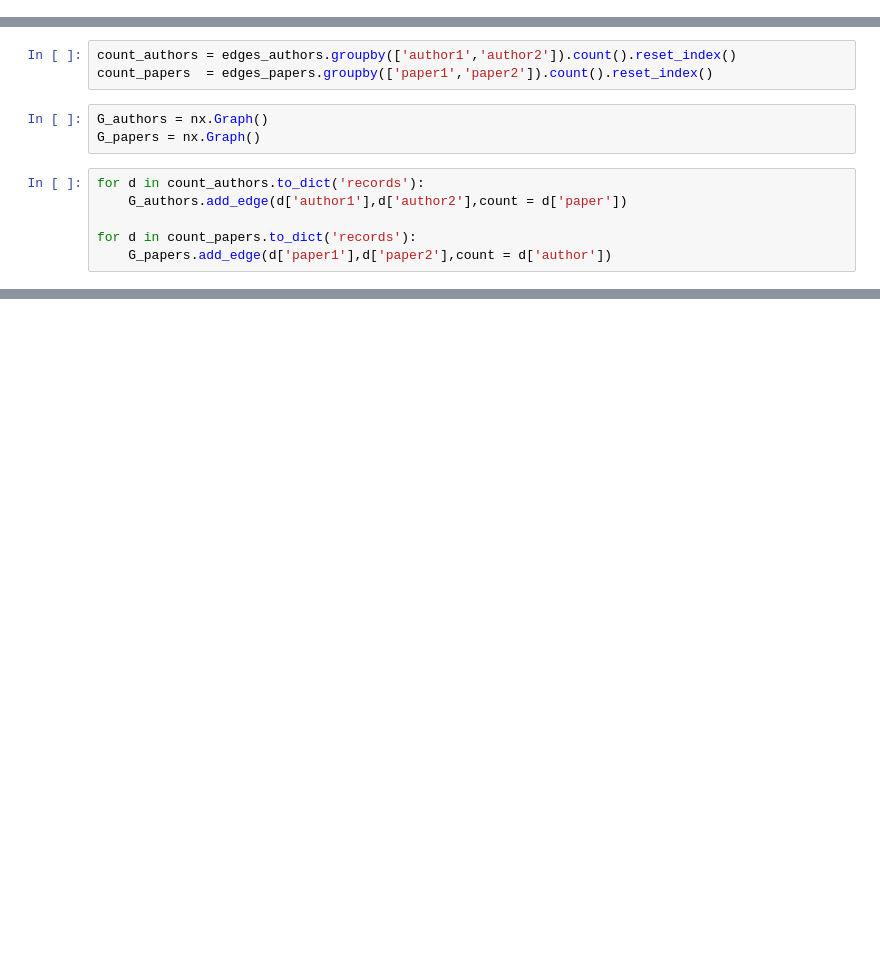
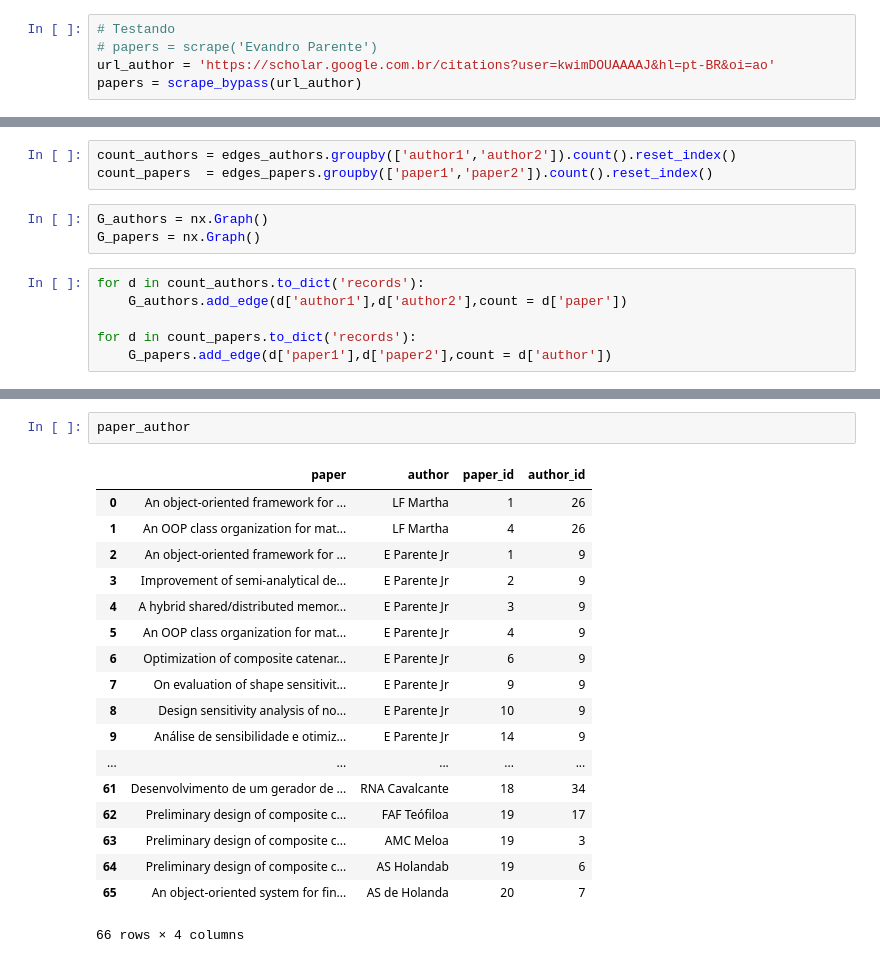
Before and after one commit to davibarreira/FDS-Homeworks, a Jupyter notebook: SandBox_Flask_SQL.ipynb, the cells around one changed output, grey strips where cells are left out. Saved outputs shown, nothing was run; the diff lists cells and outputs as text; blank space fills up the shorter version.

```diff
--- a/SandBox_Flask_SQL.ipynb
+++ b/SandBox_Flask_SQL.ipynb
@@ -18,0 +20,5 @@ papers = scrape('Evandro Parente')
+# %%
+# Testando
+# papers = scrape('Evandro Parente')
+url_author = 'https://scholar.google.com.br/citations?user=kwimDOUAAAAJ&hl=pt-BR&oi=ao'
+papers = scrape_bypass(url_author)
@@ -177,0 +223,21 @@ edges_papers
+# %%
+paper_author
+# %% [output]
+|  | paper | author | paper_id | author_id |
+| 0 | An object-oriented framework for ... | LF Martha | 1 | 26 |
+| 1 | An OOP class organization for mat... | LF Martha | 4 | 26 |
+| 2 | An object-oriented framework for ... | E Parente Jr | 1 | 9 |
+| 3 | Improvement of semi‐analytical de... | E Parente Jr | 2 | 9 |
+| 4 | A hybrid shared/distributed memor... | E Parente Jr | 3 | 9 |
+| 5 | An OOP class organization for mat... | E Parente Jr | 4 | 9 |
+| 6 | Optimization of composite catenar... | E Parente Jr | 6 | 9 |
+| 7 | On evaluation of shape sensitivit... | E Parente Jr | 9 | 9 |
+| 8 | Design sensitivity analysis of no... | E Parente Jr | 10 | 9 |
+| 9 | Análise de sensibilidade e otimiz... | E Parente Jr | 14 | 9 |
+| ... | ... | ... | ... | ... |
+| 61 | Desenvolvimento de um gerador de ... | RNA Cavalcante | 18 | 34 |
+| 62 | Preliminary design of composite c... | FAF Teófiloa | 19 | 17 |
+| 63 | Preliminary design of composite c... | AMC Meloa | 19 | 3 |
+| 64 | Preliminary design of composite c... | AS Holandab | 19 | 6 |
+| 65 | An object-oriented system for fin... | AS de Holanda | 20 | 7 |
+66 rows × 4 columns
```
Also changed, not shown: parts of 15 cells of this notebook.
